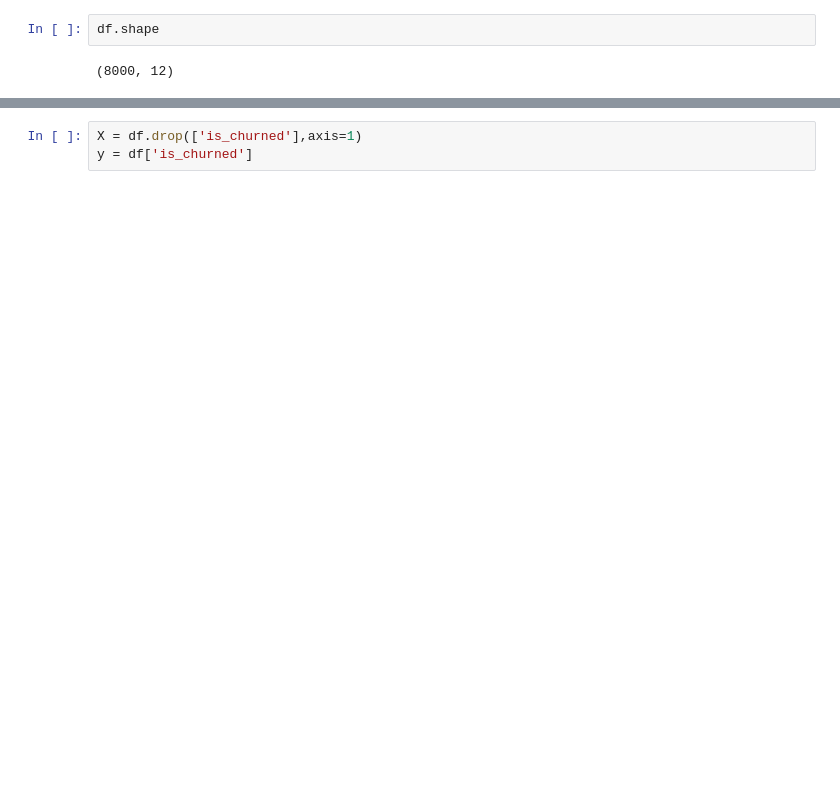
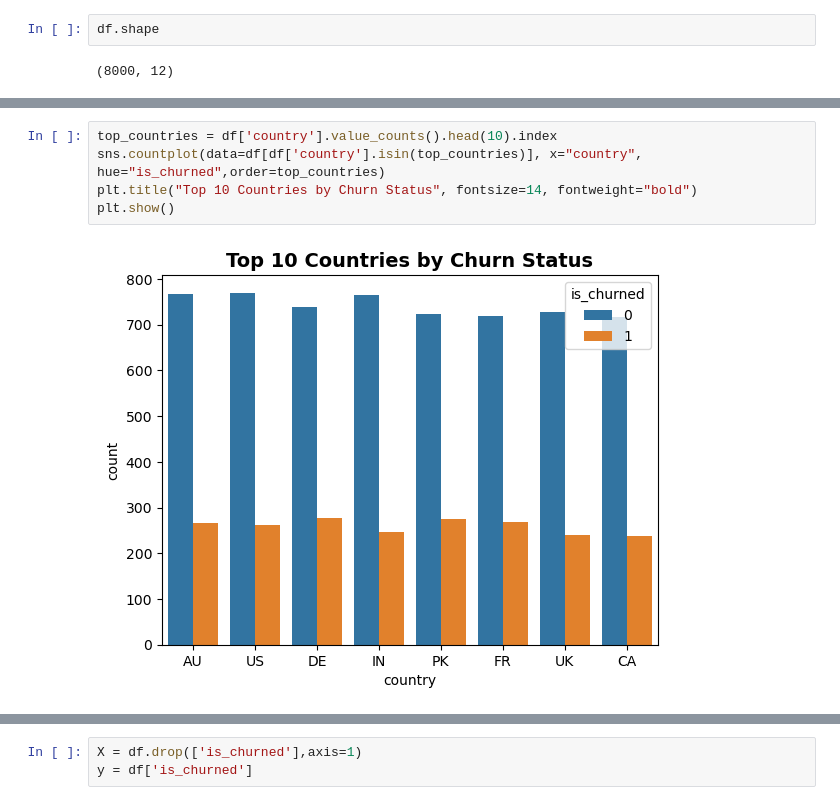
Before and after one commit to AhmedBashmmakh/Spotify-Churn-Prediction, a Jupyter notebook: Spotify_Churn_pred.ipynb, the cells around one changed output, grey strips where cells are left out. Saved outputs shown, nothing was run; the diff lists cells and outputs as text; blank space fills up the shorter version.

```diff
--- a/Spotify_Churn_pred.ipynb
+++ b/Spotify_Churn_pred.ipynb
@@ -76,0 +88,7 @@ sns.countplot(data=df,x="device_type")
+# %%
+top_countries = df['country'].value_counts().head(10).index
+sns.countplot(data=df[df['country'].isin(top_countries)], x="country", hue="is_churned",order=top_countries)
+plt.title("Top 10 Countries by Churn Status", fontsize=14, fontweight="bold")
+plt.show()
+# %% [output]
+[figure, added]
```
Also changed, not shown: parts of 20 cells of this notebook, 1 other file.
